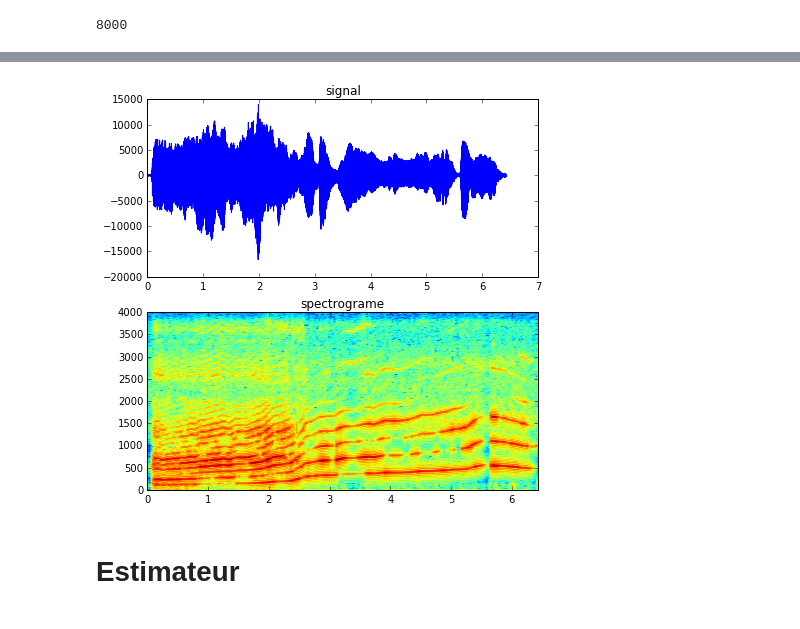
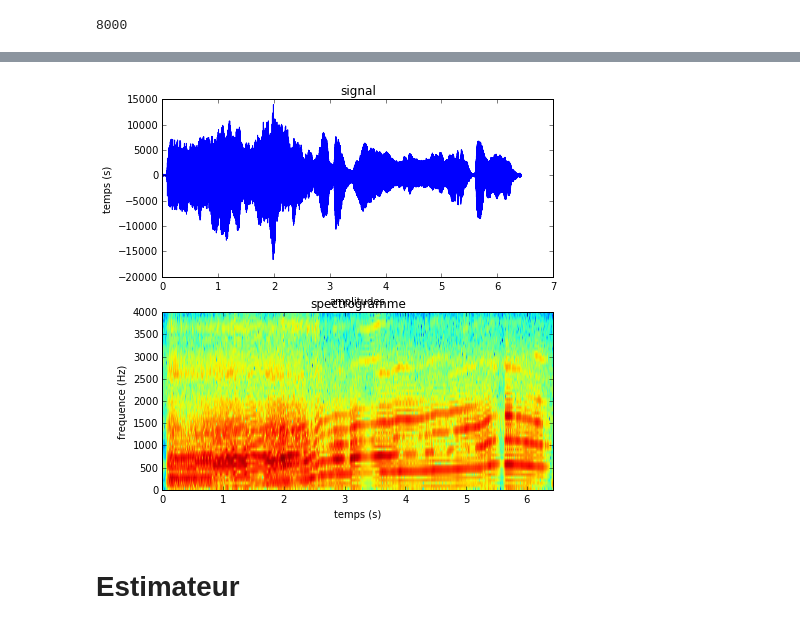
Before and after one commit to jngod2011/TVAR_Prediction, a Jupyter notebook: notebooks/TVAR_audio.ipynb, the cells around one changed output, grey strips where cells are left out. Drawn from its saved outputs; the diff is of its cells as text; code cells hidden in the pictures.

```diff
--- a/notebooks/TVAR_audio.ipynb
+++ b/notebooks/TVAR_audio.ipynb
@@ -15,20 +16,25 @@ X = np.float64(X)
 T = len(X)
 print(Fs)
 # spectrogramme
-Nfft = 2**10
-f,t,spec = spectrogram(X,nfft=Nfft)
+Nfft = 2**7
+f,t,spec = spectrogram(X,nfft=Nfft,nperseg=Nfft/2)
 # %% [output]
 8000
 # %%
-f,ax = plt.subplots(2,1,figsize=(7,7))
+fig,ax = plt.subplots(2,1,figsize=(7,7))
 ax[0].plot(np.arange(T)/Fs,X)
 ax[0].set_title("signal")
+ax[0].set_xlabel("amplitudes")
+ax[0].set_ylabel("temps (s)")
+
 ax[1].imshow(20*np.log10(spec[0:Nfft/2,:]),origin="lower", aspect="auto",extent=[0,(T-1)/Fs,0,Fs/2])
-ax[1].set_title("spectrograme")
+ax[1].set_title("spectrogramme")
+ax[1].set_xlabel("temps (s)")
+ax[1].set_ylabel("frequence (Hz)")
 
 IPython.display.Audio(X, rate=Fs)
 # %% [output]
 [interactive output not drawn]
-[figure, old version]
+[figure, new version]
 # %% [markdown]
 # Estimateur
```
Also changed, not shown: parts of 11 cells of this notebook, 1 other file.
